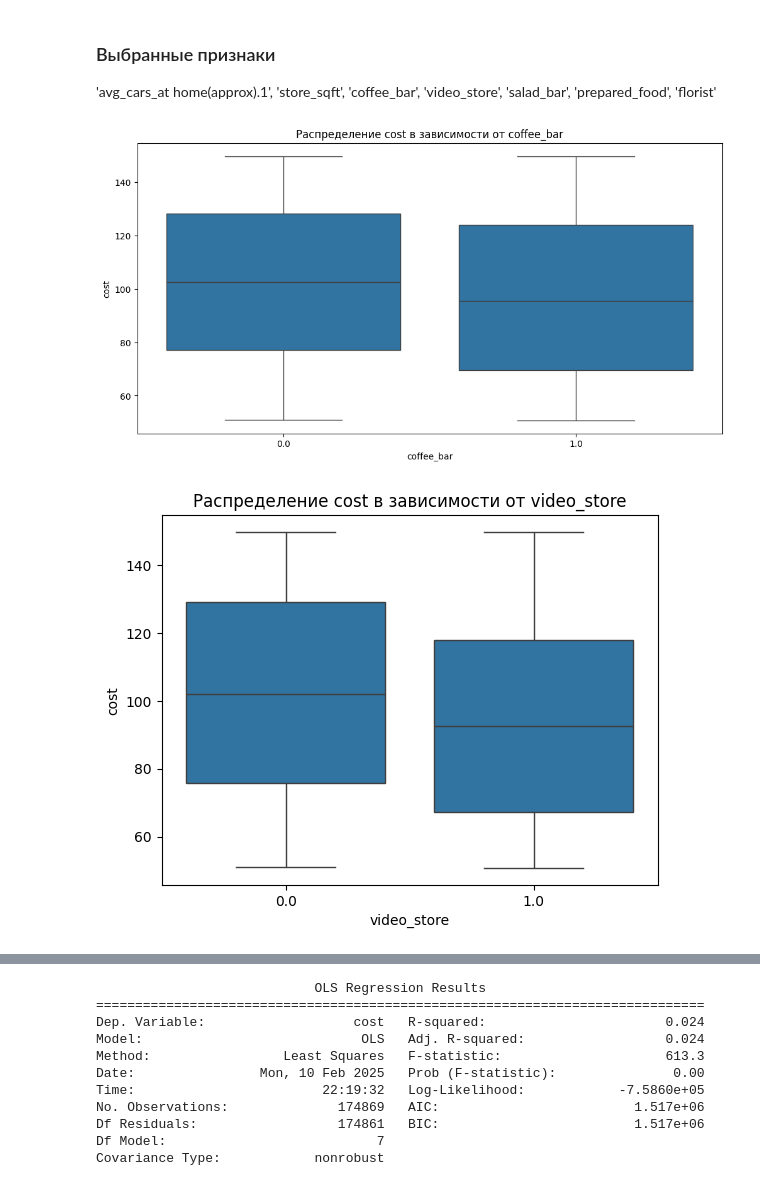
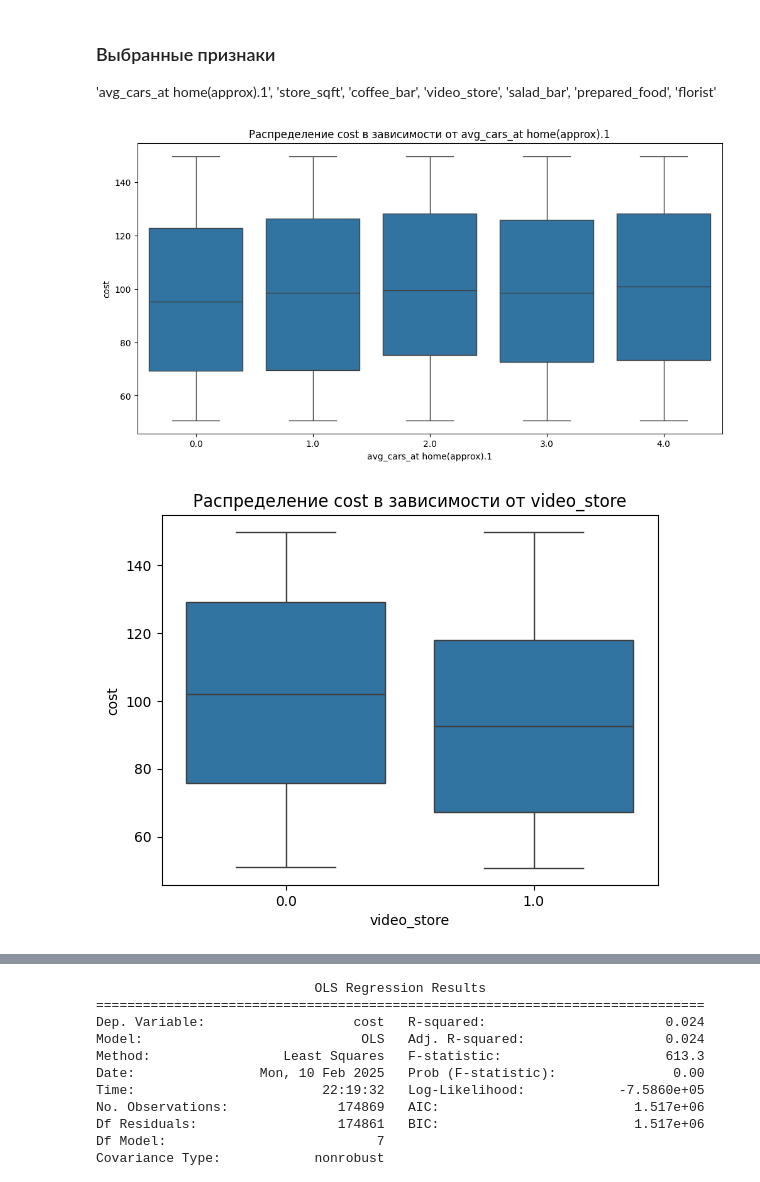
Before and after one commit to MALeyman/MAKSIM, a Jupyter notebook: ML/Linear_Regression/linear_regression.ipynb, the cells around one changed output, grey strips where cells are left out. Saved outputs shown, nothing was run; the diff lists cells and outputs as text; code cells hidden in the pictures.

```diff
--- a/ML/Linear_Regression/linear_regression.ipynb
+++ b/ML/Linear_Regression/linear_regression.ipynb
@@ -258,12 +258,12 @@ data.corr(method='kendall')   # Для непараметрических дан
 'avg_cars_at home(approx).1', 'store_sqft', 'coffee_bar', 'video_store', 'salad_bar', 'prepared_food', 'florist'
 # %%
 plt.figure(figsize=(12, 6))
-for feature in ['coffee_bar', 'video_store', 'salad_bar', 'prepared_food', 'florist']:
+for feature in ['avg_cars_at home(approx).1', 'video_store', 'salad_bar', 'prepared_food', 'florist']:
     sns.boxplot(x=data[feature], y=data['cost'])
     plt.title(f"Распределение cost в зависимости от {feature}")
     plt.show()
 # %% [output]
-[figure, old version]
+[figure, new version]
 [figure]
 [figure]
 [figure]
```
Also changed, not shown: parts of 1 cell of this notebook.
